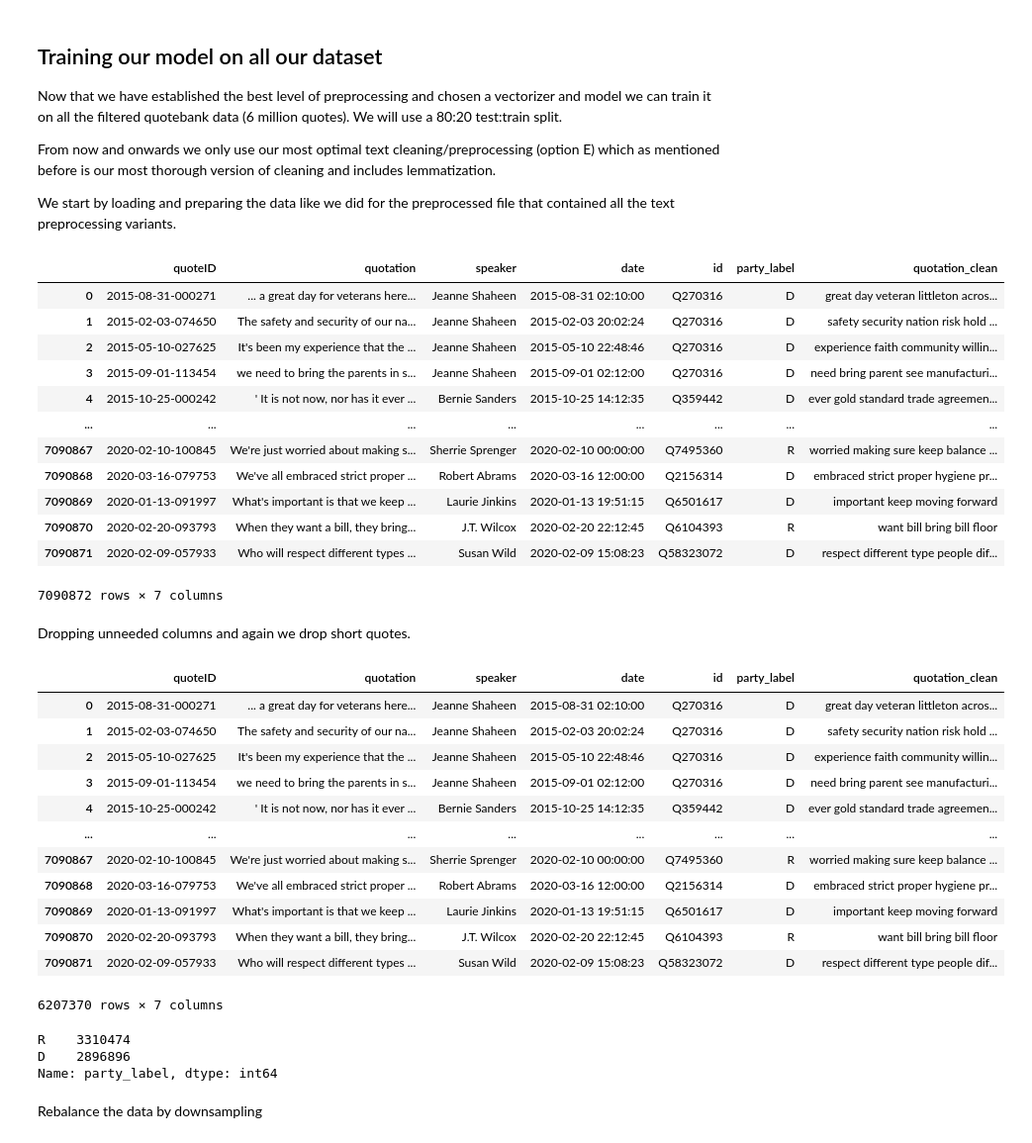
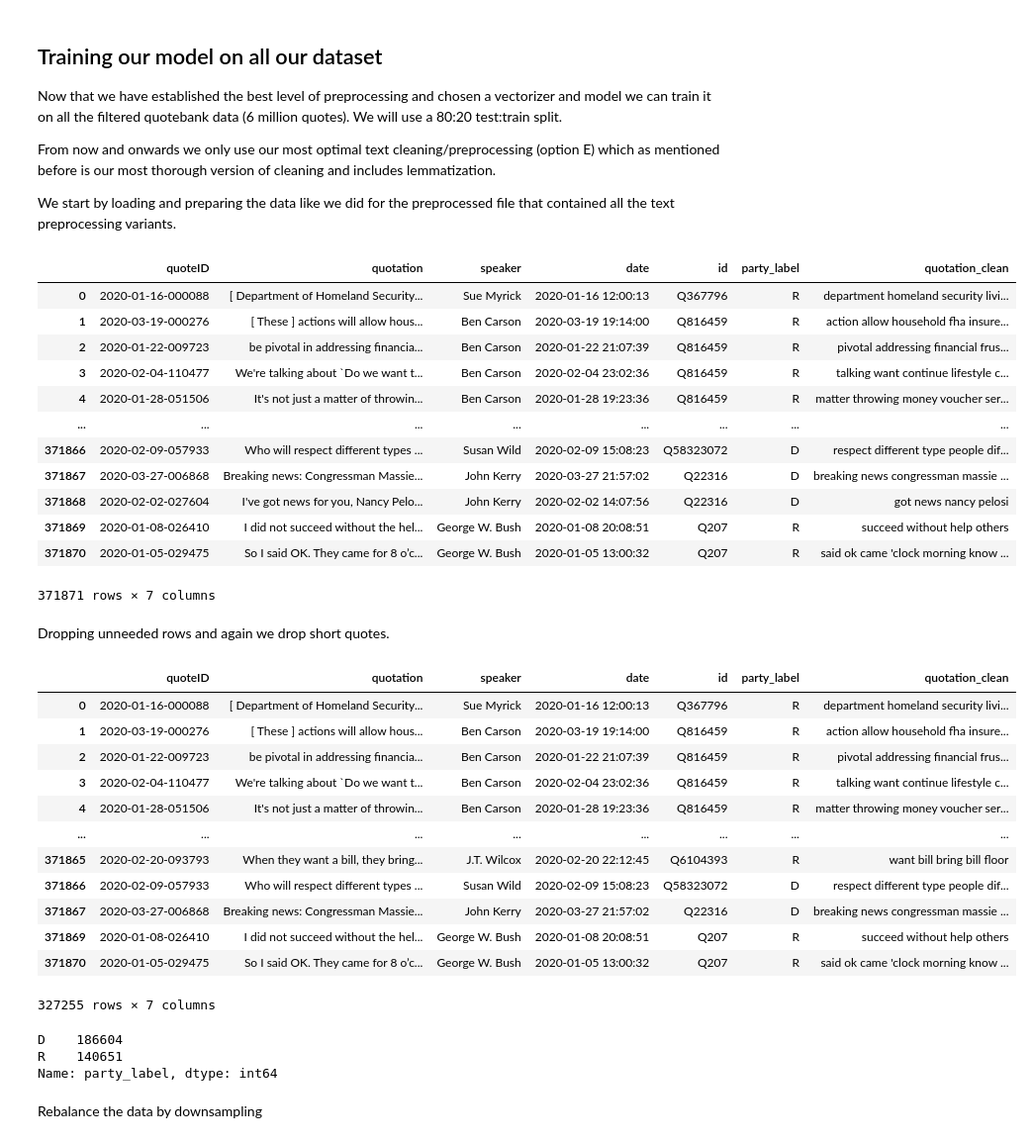
Before and after one commit to epfl-ada/ada-2021-project-mmng, a Jupyter notebook: part3_2-model_training.ipynb, the cells around one changed output. Shown at 99% size. Cells and saved outputs as stored; diff of their text form; code cells hidden in the pictures.

```diff
--- a/part3_2-model_training.ipynb
+++ b/part3_2-model_training.ipynb
@@ -34,25 +37,25 @@ version of cleaning and includes lemmatization.
 We start by loading and preparing the data like we did for the preprocessed file
 that contained all the text preprocessing variants.
 # %%
-path = fixpath(QUOTES_LABELED_CLEANED)
+path = fixpath(QUOTES_2020_LABELED_CLEANED)
 df_raw = pd.read_json(path, orient='records', lines=True)
 df_raw
 # %% [output]
 |  | quoteID | quotation | speaker | date | id | party_label | quotation_clean |
-| 0 | 2015-08-31-000271 | ... a great day for veterans here... | Jeanne Shaheen | 2015-08-31 02:10:00 | Q270316 | D | great day veteran littleton acros... |
-| 1 | 2015-02-03-074650 | The safety and security of our na... | Jeanne Shaheen | 2015-02-03 20:02:24 | Q270316 | D | safety security nation risk hold ... |
-| 2 | 2015-05-10-027625 | It's been my experience that the ... | Jeanne Shaheen | 2015-05-10 22:48:46 | Q270316 | D | experience faith community willin... |
-| 3 | 2015-09-01-113454 | we need to bring the parents in s... | Jeanne Shaheen | 2015-09-01 02:12:00 | Q270316 | D | need bring parent see manufacturi... |
-| 4 | 2015-10-25-000242 | ' It is not now, nor has it ever ... | Bernie Sanders | 2015-10-25 14:12:35 | Q359442 | D | ever gold standard trade agreemen... |
+| 0 | 2020-01-16-000088 | [ Department of Homeland Security... | Sue Myrick | 2020-01-16 12:00:13 | Q367796 | R | department homeland security livi... |
+| 1 | 2020-03-19-000276 | [ These ] actions will allow hous... | Ben Carson | 2020-03-19 19:14:00 | Q816459 | R | action allow household fha insure... |
+| 2 | 2020-01-22-009723 | be pivotal in addressing financia... | Ben Carson | 2020-01-22 21:07:39 | Q816459 | R | pivotal addressing financial frus... |
+| 3 | 2020-02-04-110477 | We're talking about `Do we want t... | Ben Carson | 2020-02-04 23:02:36 | Q816459 | R | talking want continue lifestyle c... |
+| 4 | 2020-01-28-051506 | It's not just a matter of throwin... | Ben Carson | 2020-01-28 19:23:36 | Q816459 | R | matter throwing money voucher ser... |
 | ... | ... | ... | ... | ... | ... | ... | ... |
-| 7090867 | 2020-02-10-100845 | We're just worried about making s... | Sherrie Sprenger | 2020-02-10 00:00:00 | Q7495360 | R | worried making sure keep balance ... |
-| 7090868 | 2020-03-16-079753 | We've all embraced strict proper ... | Robert Abrams | 2020-03-16 12:00:00 | Q2156314 | D | embraced strict proper hygiene pr... |
-| 7090869 | 2020-01-13-091997 | What's important is that we keep ... | Laurie Jinkins | 2020-01-13 19:51:15 | Q6501617 | D | important keep moving forward |
-| 7090870 | 2020-02-20-093793 | When they want a bill, they bring... | J.T. Wilcox | 2020-02-20 22:12:45 | Q6104393 | R | want bill bring bill floor |
-| 7090871 | 2020-02-09-057933 | Who will respect different types ... | Susan Wild | 2020-02-09 15:08:23 | Q58323072 | D | respect different type people dif... |
+| 371866 | 2020-02-09-057933 | Who will respect different types ... | Susan Wild | 2020-02-09 15:08:23 | Q58323072 | D | respect different type people dif... |
+| 371867 | 2020-03-27-006868 | Breaking news: Congressman Massie... | John Kerry | 2020-03-27 21:57:02 | Q22316 | D | breaking news congressman massie ... |
+| 371868 | 2020-02-02-027604 | I've got news for you, Nancy Pelo... | John Kerry | 2020-02-02 14:07:56 | Q22316 | D | got news nancy pelosi |
+| 371869 | 2020-01-08-026410 | I did not succeed without the hel... | George W. Bush | 2020-01-08 20:08:51 | Q207 | R | succeed without help others |
+| 371870 | 2020-01-05-029475 | So I said OK. They came for 8 o’c... | George W. Bush | 2020-01-05 13:00:32 | Q207 | R | said ok came 'clock morning know ... |
-7090872 rows × 7 columns
+371871 rows × 7 columns
 # %% [markdown]
-Dropping unneeded columns and again we drop short quotes.
+Dropping unneeded rows and again we drop short quotes.
 # %%
 df = df_raw.copy()
 # Droping quotes of people in both parties (except most popular members who were labeled manually)
@@ -62,23 +65,23 @@ df = drop_short_quotes(df, 0.1)
 df
 # %% [output]
 |  | quoteID | quotation | speaker | date | id | party_label | quotation_clean |
-| 0 | 2015-08-31-000271 | ... a great day for veterans here... | Jeanne Shaheen | 2015-08-31 02:10:00 | Q270316 | D | great day veteran littleton acros... |
-| 1 | 2015-02-03-074650 | The safety and security of our na... | Jeanne Shaheen | 2015-02-03 20:02:24 | Q270316 | D | safety security nation risk hold ... |
-| 2 | 2015-05-10-027625 | It's been my experience that the ... | Jeanne Shaheen | 2015-05-10 22:48:46 | Q270316 | D | experience faith community willin... |
-| 3 | 2015-09-01-113454 | we need to bring the parents in s... | Jeanne Shaheen | 2015-09-01 02:12:00 | Q270316 | D | need bring parent see manufacturi... |
-| 4 | 2015-10-25-000242 | ' It is not now, nor has it ever ... | Bernie Sanders | 2015-10-25 14:12:35 | Q359442 | D | ever gold standard trade agreemen... |
+| 0 | 2020-01-16-000088 | [ Department of Homeland Security... | Sue Myrick | 2020-01-16 12:00:13 | Q367796 | R | department homeland security livi... |
+| 1 | 2020-03-19-000276 | [ These ] actions will allow hous... | Ben Carson | 2020-03-19 19:14:00 | Q816459 | R | action allow household fha insure... |
+| 2 | 2020-01-22-009723 | be pivotal in addressing financia... | Ben Carson | 2020-01-22 21:07:39 | Q816459 | R | pivotal addressing financial frus... |
+| 3 | 2020-02-04-110477 | We're talking about `Do we want t... | Ben Carson | 2020-02-04 23:02:36 | Q816459 | R | talking want continue lifestyle c... |
+| 4 | 2020-01-28-051506 | It's not just a matter of throwin... | Ben Carson | 2020-01-28 19:23:36 | Q816459 | R | matter throwing money voucher ser... |
 | ... | ... | ... | ... | ... | ... | ... | ... |
-| 7090867 | 2020-02-10-100845 | We're just worried about making s... | Sherrie Sprenger | 2020-02-10 00:00:00 | Q7495360 | R | worried making sure keep balance ... |
-| 7090868 | 2020-03-16-079753 | We've all embraced strict proper ... | Robert Abrams | 2020-03-16 12:00:00 | Q2156314 | D | embraced strict proper hygiene pr... |
-| 7090869 | 2020-01-13-091997 | What's important is that we keep ... | Laurie Jinkins | 2020-01-13 19:51:15 | Q6501617 | D | important keep moving forward |
-| 7090870 | 2020-02-20-093793 | When they want a bill, they bring... | J.T. Wilcox | 2020-02-20 22:12:45 | Q6104393 | R | want bill bring bill floor |
-| 7090871 | 2020-02-09-057933 | Who will respect different types ... | Susan Wild | 2020-02-09 15:08:23 | Q58323072 | D | respect different type people dif... |
+| 371865 | 2020-02-20-093793 | When they want a bill, they bring... | J.T. Wilcox | 2020-02-20 22:12:45 | Q6104393 | R | want bill bring bill floor |
+| 371866 | 2020-02-09-057933 | Who will respect different types ... | Susan Wild | 2020-02-09 15:08:23 | Q58323072 | D | respect different type people dif... |
+| 371867 | 2020-03-27-006868 | Breaking news: Congressman Massie... | John Kerry | 2020-03-27 21:57:02 | Q22316 | D | breaking news congressman massie ... |
+| 371869 | 2020-01-08-026410 | I did not succeed without the hel... | George W. Bush | 2020-01-08 20:08:51 | Q207 | R | succeed without help others |
+| 371870 | 2020-01-05-029475 | So I said OK. They came for 8 o’c... | George W. Bush | 2020-01-05 13:00:32 | Q207 | R | said ok came 'clock morning know ... |
-6207370 rows × 7 columns
+327255 rows × 7 columns
 # %%
 df['party_label'].value_counts()
 # %% [output]
-R    3310474
-D    2896896
+D    186604
+R    140651
 Name: party_label, dtype: int64
 # %% [markdown]
 Rebalance the data by downsampling
```
Also changed, not shown: parts of 48 cells of this notebook, 1 other file.
